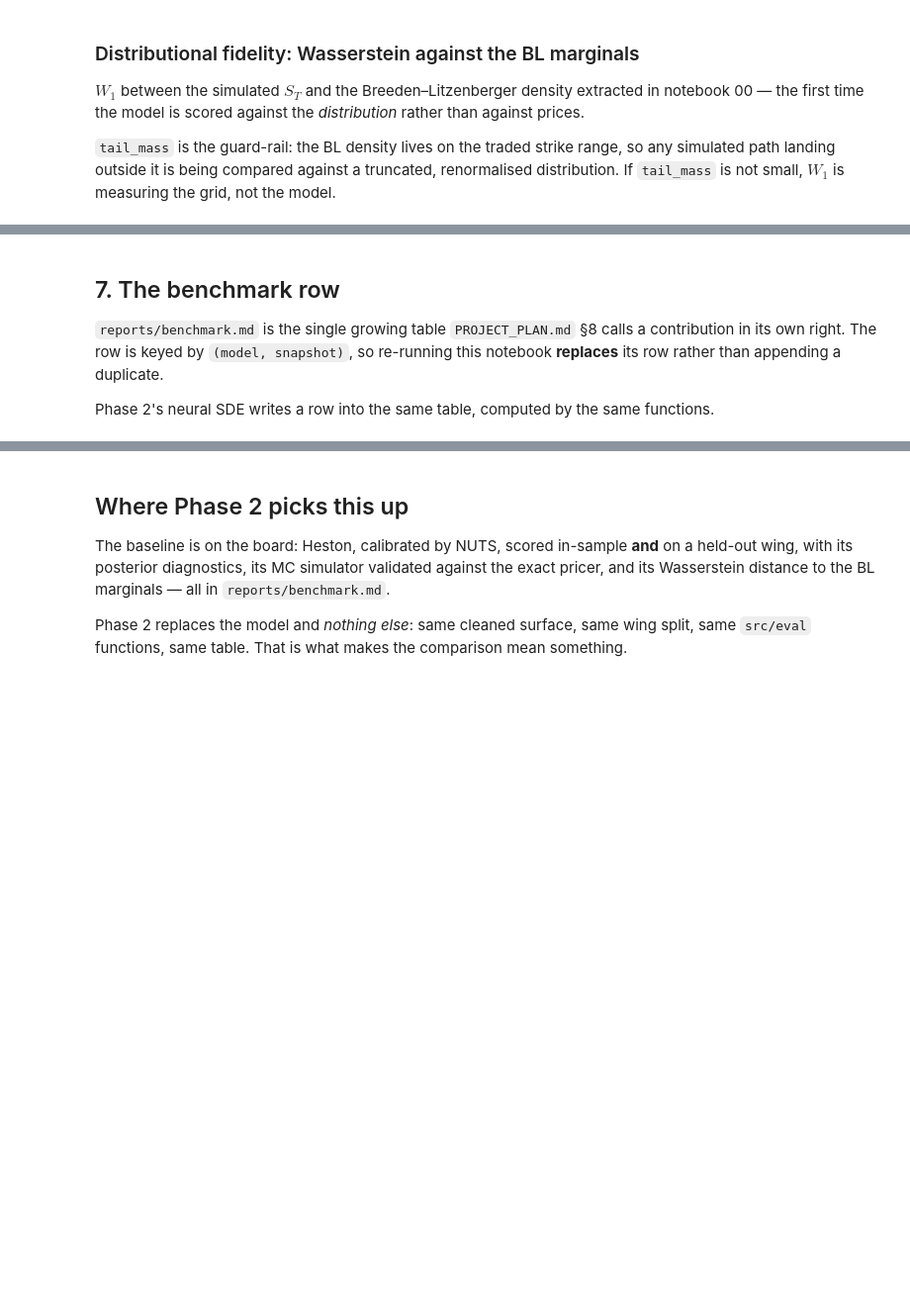
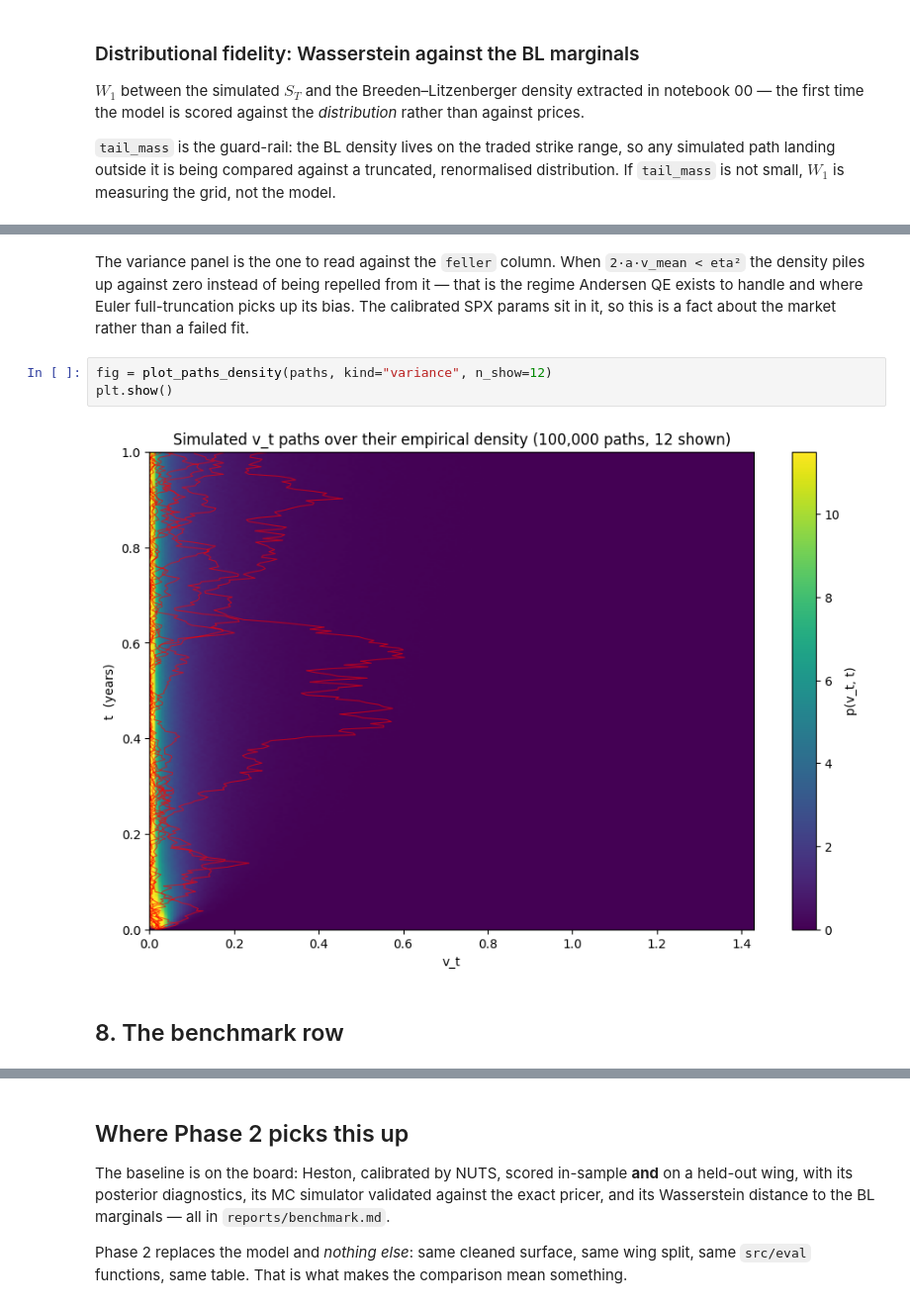
Before and after one commit to DmiMakarov/QuantFlow, a Jupyter notebook: notebooks/01_heston_mcmc.ipynb, the cells around one changed output, grey strips where cells are left out. Shown at 99% size. Saved outputs shown, nothing was run; the diff lists cells and outputs as text; blank space fills up the shorter version.

```diff
--- a/notebooks/01_heston_mcmc.ipynb
+++ b/notebooks/01_heston_mcmc.ipynb
@@ -369,11 +404,15 @@ max tail_mass      : 8.56%
+# %% [markdown]
+The variance panel is the one to read against the `feller` column. When `2·a·v_mean < eta²` the
+density piles up against zero instead of being repelled from it — that is the regime Andersen QE
+exists to handle and where Euler full-truncation picks up its bias. The calibrated SPX params
+sit in it, so this is a fact about the market rather than a failed fit.
+# %%
+fig = plot_paths_density(paths, kind="variance", n_show=12)
+plt.show()
+# %% [output]
+[figure, added]
 # %% [markdown]
-## 7. The benchmark row
-
-`reports/benchmark.md` is the single growing table `PROJECT_PLAN.md` §8 calls a contribution in its
-own right. The row is keyed by `(model, snapshot)`, so re-running this notebook **replaces** its row
-rather than appending a duplicate.
-
-Phase 2's neural SDE writes a row into the same table, computed by the same functions.
+## 8. The benchmark row
 # %%
 row = build_row(
     model="heston-nuts",
```
Also changed, not shown: parts of 15 cells of this notebook, 4 other files.
